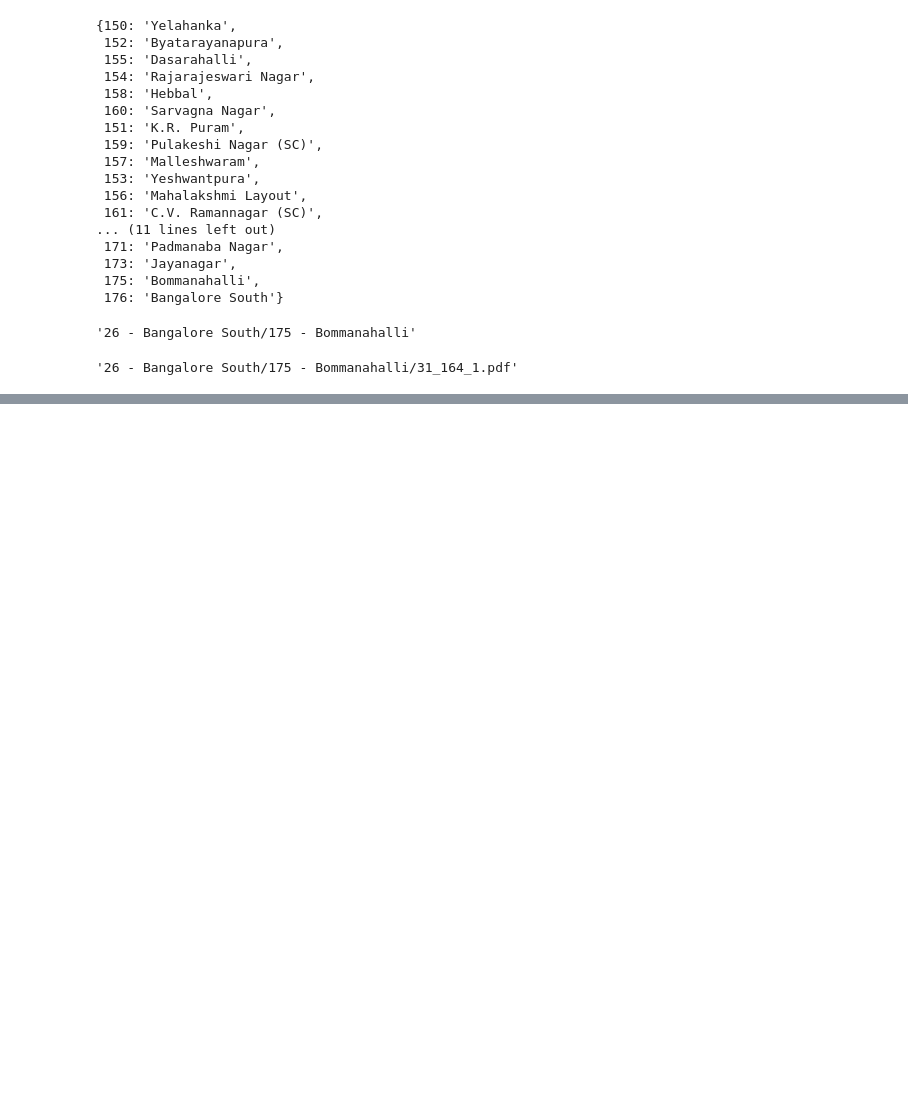
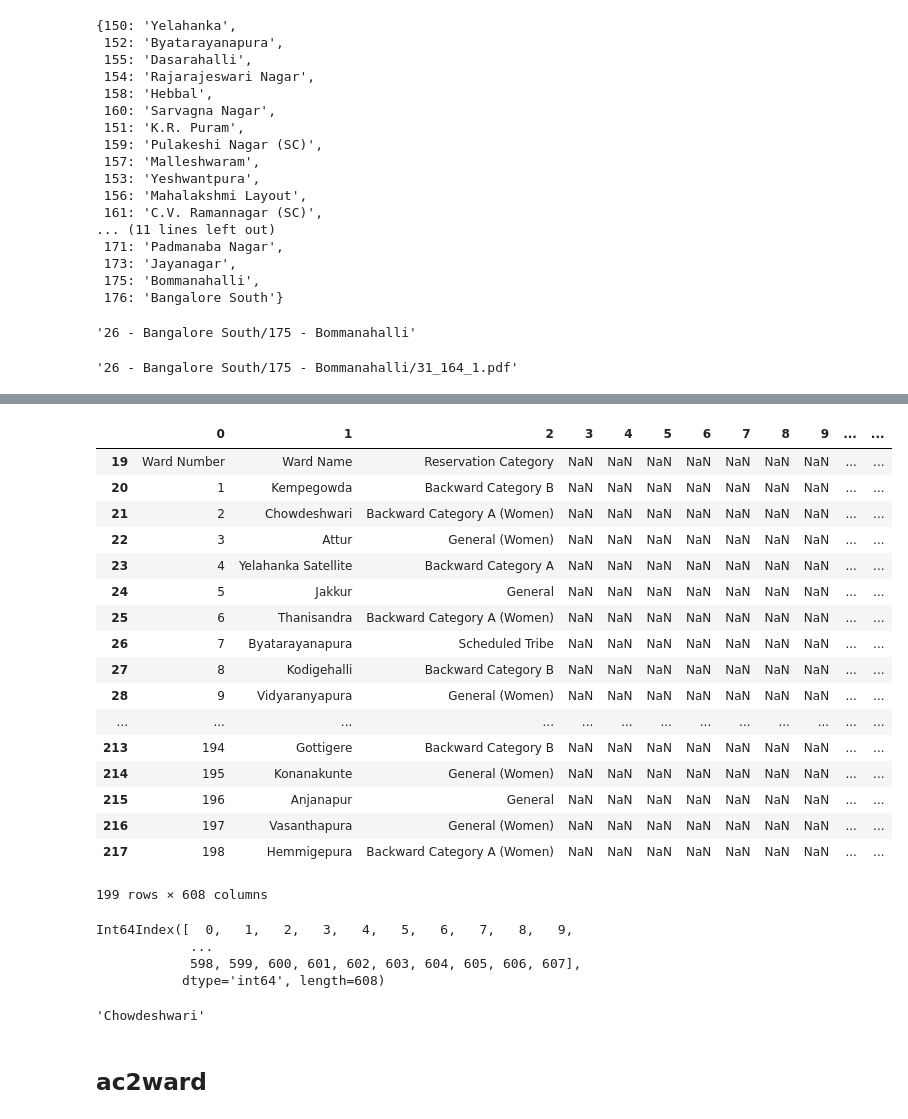
Before and after one commit to mayankrungta/pyTIB, a Jupyter notebook: src/Notebooks/AAP/organize_final_rolls.ipynb, the cells around one changed output, grey strips where cells are left out. Cells and saved outputs as stored; diff of their text form; code cells hidden in the pictures; blank space fills up the shorter version.

```diff
--- a/src/Notebooks/AAP/organize_final_rolls.ipynb
+++ b/src/Notebooks/AAP/organize_final_rolls.ipynb
@@ -101,0 +130,3 @@ dest_file
+# %%
+df = pd.read_html('http://www.vigeyegpms.in/bbmp/?module=public&action=wards')
+df
@@ -101,0 +151,30 @@ dest_file
+# %%
+df = df[1][19:-4]
+# %%
+df
+# %% [output]
+|  | 0 | 1 | 2 | 3 | 4 | 5 | 6 | 7 | 8 | 9 | ... | ... |
+| 19 | Ward Number | Ward Name | Reservation Category | NaN | NaN | NaN | NaN | NaN | NaN | NaN | ... | ... |
+| 20 | 1 | Kempegowda | Backward Category B | NaN | NaN | NaN | NaN | NaN | NaN | NaN | ... | ... |
+| 21 | 2 | Chowdeshwari | Backward Category A (Women) | NaN | NaN | NaN | NaN | NaN | NaN | NaN | ... | ... |
+| 22 | 3 | Attur | General (Women) | NaN | NaN | NaN | NaN | NaN | NaN | NaN | ... | ... |
+| 23 | 4 | Yelahanka Satellite | Backward Category A | NaN | NaN | NaN | NaN | NaN | NaN | NaN | ... | ... |
+| 24 | 5 | Jakkur | General | NaN | NaN | NaN | NaN | NaN | NaN | NaN | ... | ... |
+| 25 | 6 | Thanisandra | Backward Category A (Women) | NaN | NaN | NaN | NaN | NaN | NaN | NaN | ... | ... |
+| 26 | 7 | Byatarayanapura | Scheduled Tribe | NaN | NaN | NaN | NaN | NaN | NaN | NaN | ... | ... |
+| 27 | 8 | Kodigehalli | Backward Category B | NaN | NaN | NaN | NaN | NaN | NaN | NaN | ... | ... |
+| 28 | 9 | Vidyaranyapura | General (Women) | NaN | NaN | NaN | NaN | NaN | NaN | NaN | ... | ... |
+| ... | ... | ... | ... | ... | ... | ... | ... | ... | ... | ... | ... | ... |
+| 213 | 194 | Gottigere | Backward Category B | NaN | NaN | NaN | NaN | NaN | NaN | NaN | ... | ... |
+| 214 | 195 | Konanakunte | General (Women) | NaN | NaN | NaN | NaN | NaN | NaN | NaN | ... | ... |
+| 215 | 196 | Anjanapur | General | NaN | NaN | NaN | NaN | NaN | NaN | NaN | ... | ... |
+| 216 | 197 | Vasanthapura | General (Women) | NaN | NaN | NaN | NaN | NaN | NaN | NaN | ... | ... |
+| 217 | 198 | Hemmigepura | Backward Category A (Women) | NaN | NaN | NaN | NaN | NaN | NaN | NaN | ... | ... |
+199 rows × 608 columns
+# %%
+df.columns
+# %% [output]
+Int64Index([  0,   1,   2,   3,   4,   5,   6,   7,   8,   9,
+            ...
+            598, 599, 600, 601, 602, 603, 604, 605, 606, 607],
+           dtype='int64', length=608)
@@ -101,0 +185,6 @@ dest_file
+# %%
+ward_lookup['2']
+# %% [output]
+'Chowdeshwari'
+# %% [markdown]
+## ac2ward
```
Also changed, not shown: parts of 10 cells of this notebook, 2 other files.
